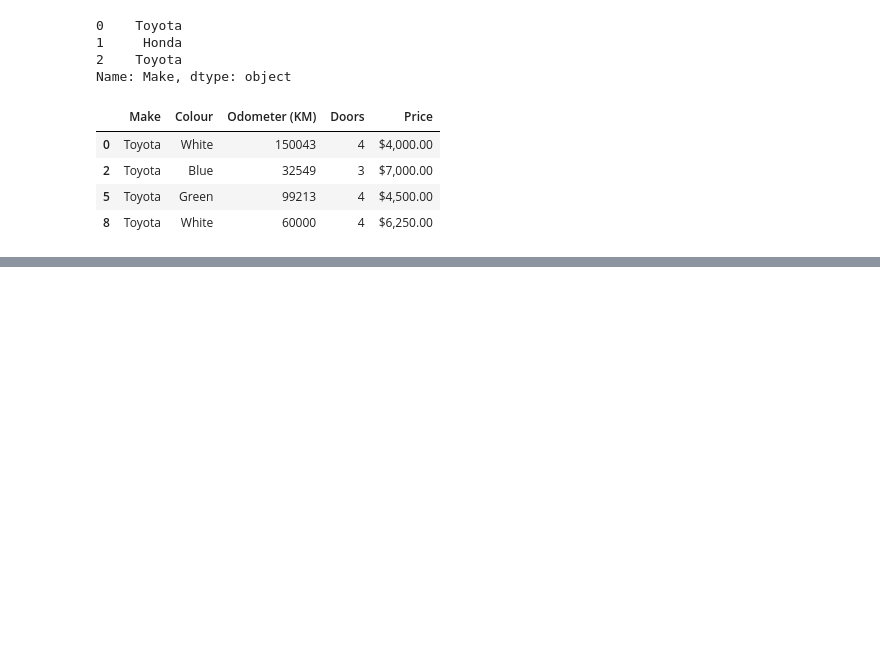
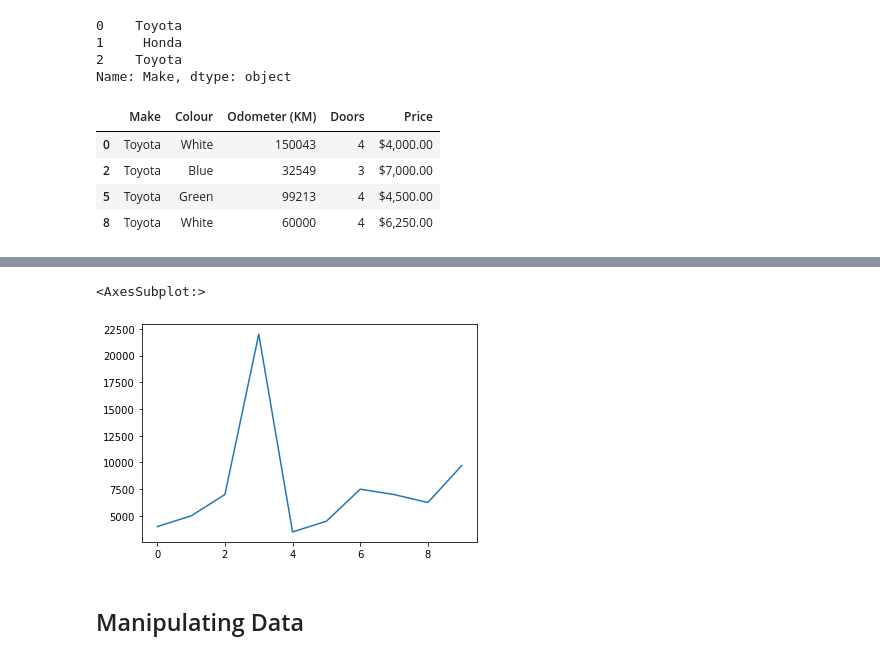
Before and after one commit to ShyamSundhar1411/My-ML-Notebooks, a Jupyter notebook: Pandas/Introduction-to-pandas.ipynb, the cells around one changed output, grey strips where cells are left out. Cells and saved outputs as stored; diff of their text form; code cells hidden in the pictures; blank space fills up the shorter version.

Commit message:
Manipulating Data

```diff
--- a/Pandas/Introduction-to-pandas.ipynb
+++ b/Pandas/Introduction-to-pandas.ipynb
@@ -281,0 +331,2 @@ car_sales[car_sales['Make']=='Toyota']
+# %%
+car_sales['Price'] = car_sales['Price'].str.replace('[\$\,\,]','').astype(float)
@@ -281,0 +348,7 @@ car_sales[car_sales['Make']=='Toyota']
+# %%
+car_sales['Price'].plot()
+# %% [output]
+<AxesSubplot:>
+[figure, added]
+# %% [markdown]
+## Manipulating Data
```
Also changed, not shown: parts of 18 cells of this notebook.
